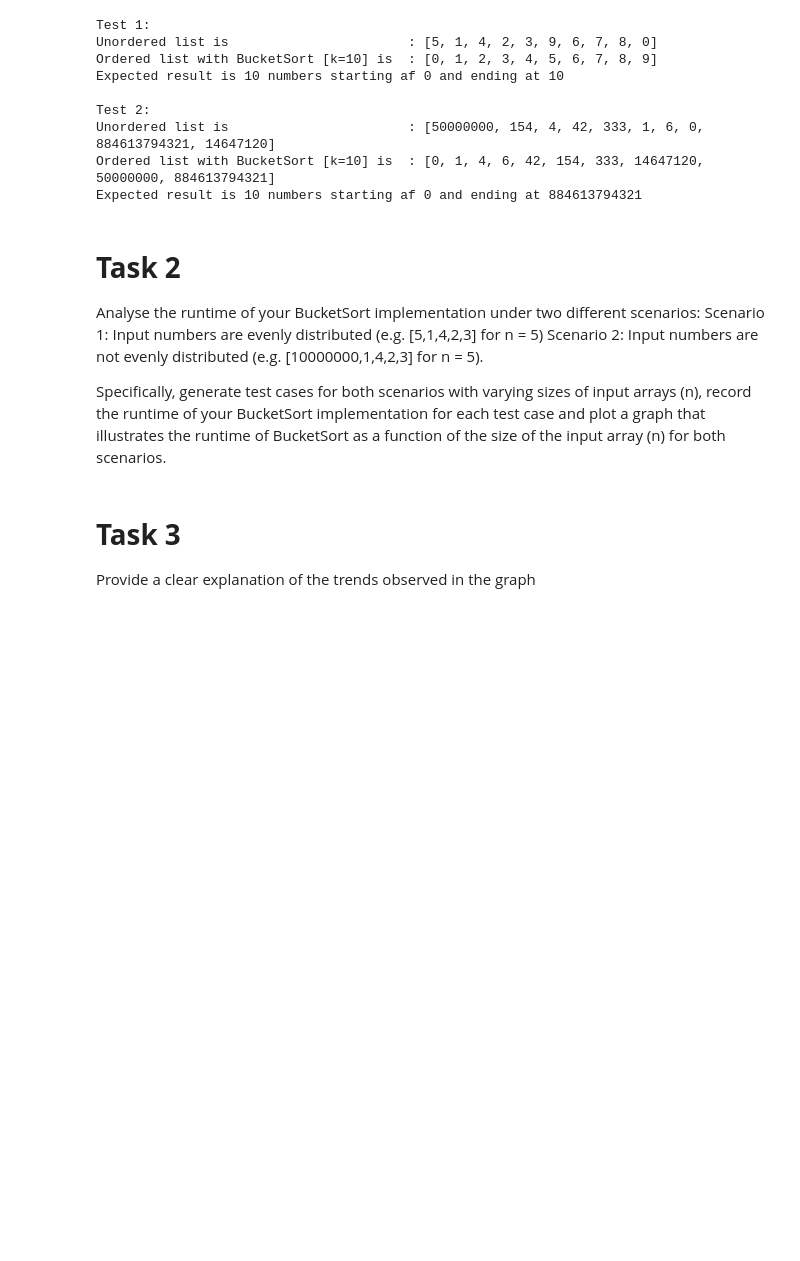
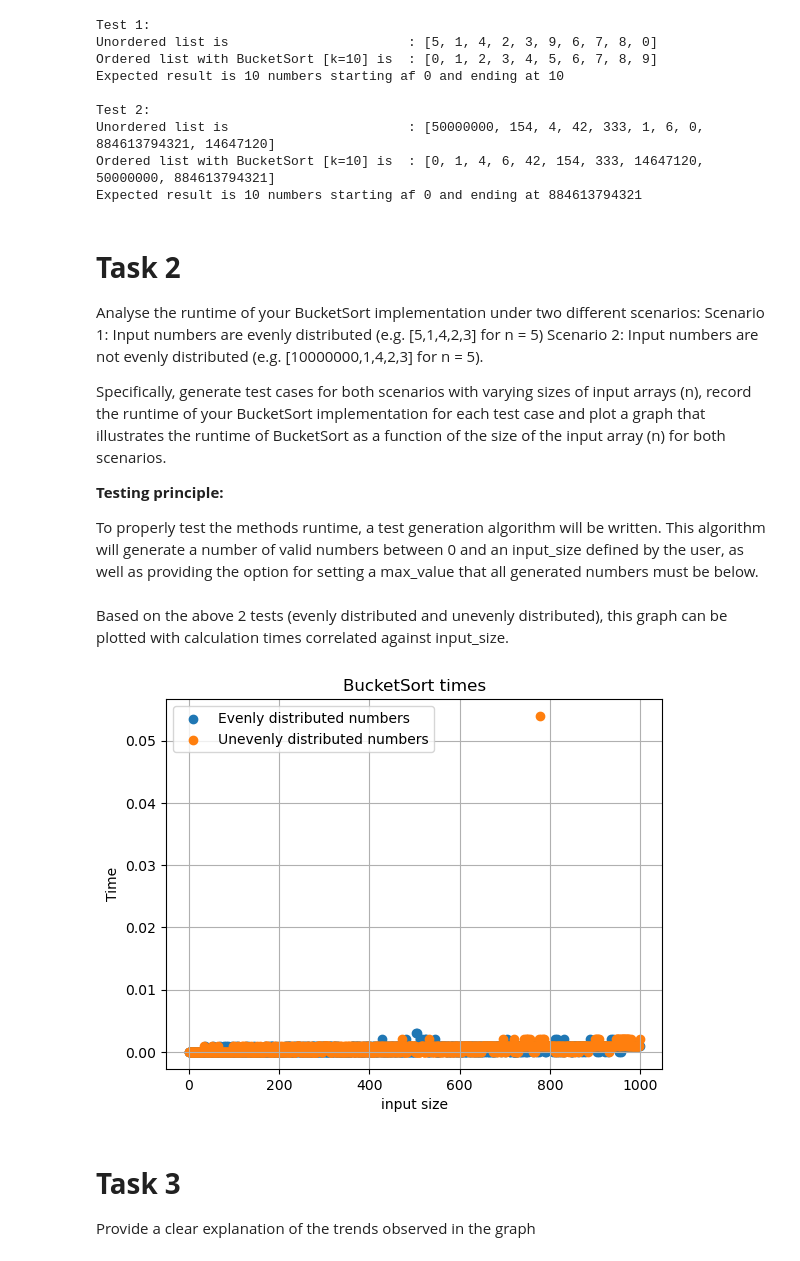
Before and after one commit to Dogmeat2000/ADS1-Python, a Jupyter notebook: ADS1 Main Jypyter Notebook/Assignment 1.ipynb, the cells around one changed output. Saved outputs shown, nothing was run; the diff lists cells and outputs as text; code cells hidden in the pictures; blank space fills up the shorter version.

```diff
--- a/ADS1 Main Jypyter Notebook/Assignment 1.ipynb
+++ b/ADS1 Main Jypyter Notebook/Assignment 1.ipynb
@@ -118,4 +118,10 @@ Analyse the runtime of your BucketSort implementation under two different scenar
     Scenario 2: Input numbers are not evenly distributed (e.g. [10000000,1,4,2,3] for n = 5).
 
 Specifically, generate test cases for both scenarios with varying sizes of input arrays (n), record the runtime of your BucketSort implementation for each test case and plot a graph that illustrates the runtime of BucketSort as a function of the size of the input array (n) for both scenarios.
+
+
+__Testing principle:__
+
+To properly test the methods runtime, a test generation algorithm will be written.
+This algorithm will generate a number of valid numbers between 0 and an input_size defined by the user, as well as providing the option for setting a max_value that all generated numbers must be below.
 # %%
@@ -123,3 +184,29 @@ Specifically, generate test cases for both scenarios with varying sizes of input
+# %% [markdown]
+Based on the above 2 tests (evenly distributed and unevenly distributed), this graph can be plotted with calculation times correlated against input_size.
+# %%
+import matplotlib.pyplot as plt
+
+# Display times on a graph
+
+# Define the x and y-axis:
+x1_axis = evenly_distributed_hashmap.keys()
+y1_axis = evenly_distributed_hashmap.values()
+
+x2_axis = un_evenly_distributed_hashmap.keys()
+y2_axis = un_evenly_distributed_hashmap.values()
+
+# Set up
+plt.scatter(x1_axis, y1_axis, label = "Evenly distributed numbers")
+plt.scatter(x2_axis, y2_axis, label = "Unevenly distributed numbers")
+plt.title("BucketSort times")
+plt.xlabel("input size")
+plt.ylabel("Time")
+
+plt.legend()
+plt.grid(True)
+plt.show()
+# %% [output]
+[figure, added]
 # %% [markdown]
 # __Task 3__
 Provide a clear explanation of the trends observed in the graph
```
Also changed, not shown: parts of 3 cells of this notebook.
